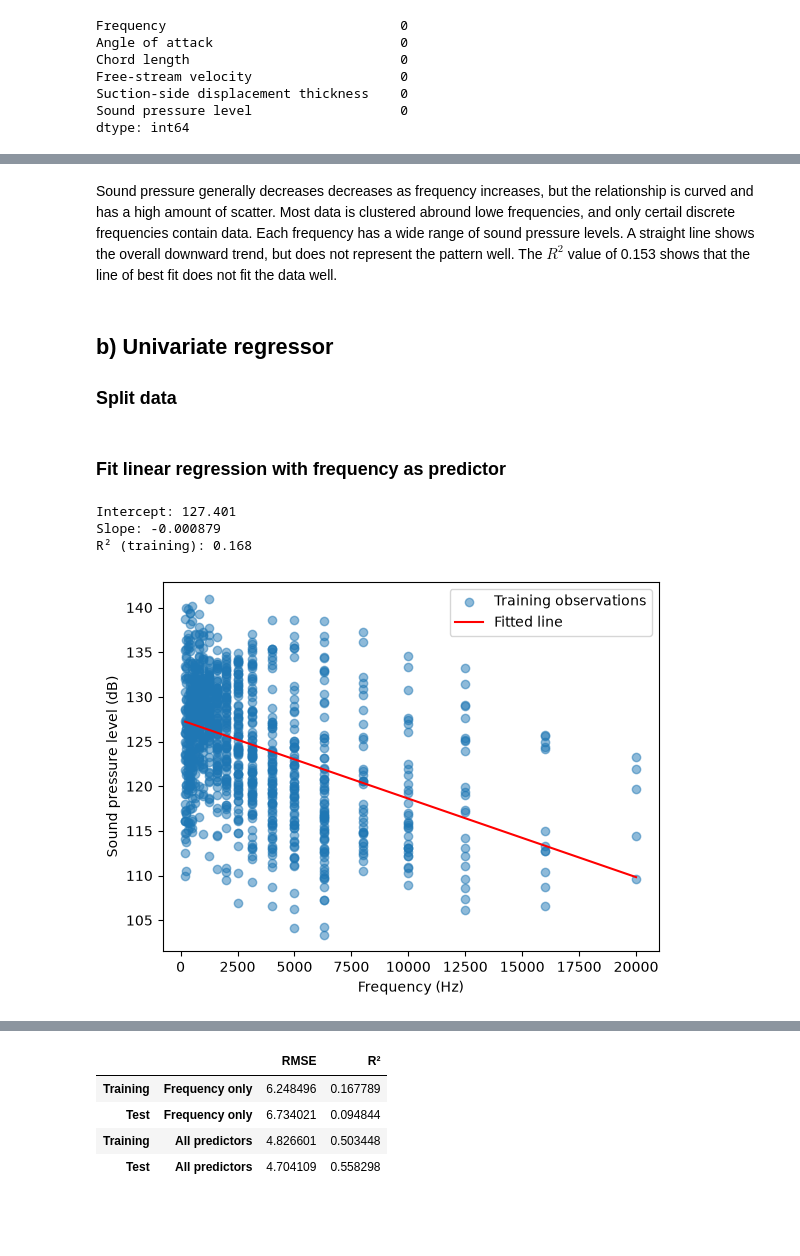
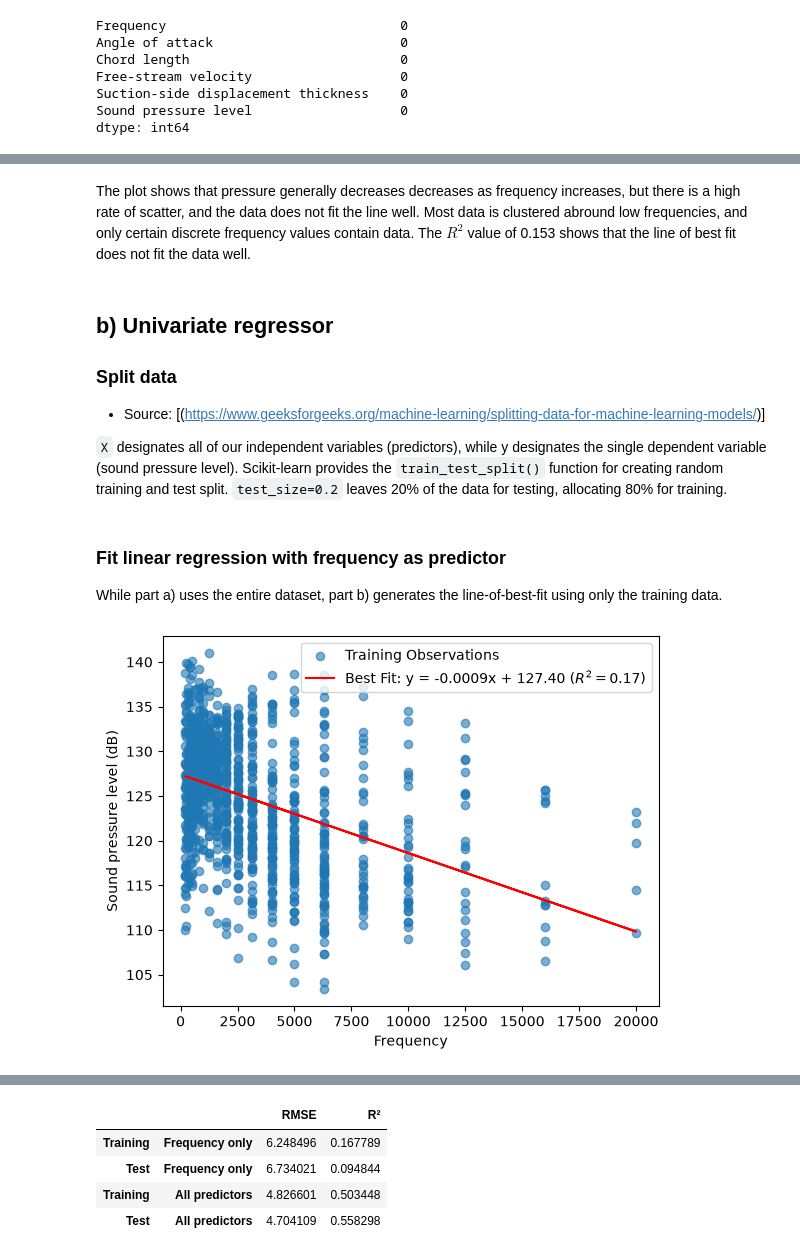
Before and after one commit to codettlaff/CPTS_575, a Jupyter notebook: assignment4/airfoil.ipynb, the cells around one changed output, grey strips where cells are left out. Saved outputs shown, nothing was run; the diff lists cells and outputs as text; code cells hidden in the pictures; blank space fills up the shorter version.

```diff
--- a/assignment4/airfoil.ipynb
+++ b/assignment4/airfoil.ipynb
@@ -72,9 +82,12 @@ plt.show()
 # %% [markdown]
-Sound pressure generally decreases decreases as frequency increases, but the relationship is curved and has a high amount of scatter. Most data is clustered abround lowe frequencies, and only certail discrete frequencies contain data. Each frequency has a wide range of sound pressure levels. A straight line shows the overall downward trend, but does not represent the pattern well. The $R^2$ value of 0.153 shows that the line of best fit does not fit the data well.
+The plot shows that pressure generally decreases decreases as frequency increases, but there is a high rate of scatter, and the data does not fit the line well. Most data is clustered abround low frequencies, and only certain discrete frequency values contain data. The $R^2$ value of 0.153 shows that the line of best fit does not fit the data well.
 # %% [markdown]
 ## b) Univariate regressor
 
 ### Split data
+- Source: [(https://www.geeksforgeeks.org/machine-learning/splitting-data-for-machine-learning-models/)]
+
+`X` designates all of our independent variables (predictors), while y designates the single dependent variable (sound pressure level). Scikit-learn provides the `train_test_split()` function for creating random training and test split. `test_size=0.2` leaves 20% of the data for testing, allocating 80% for training.
 # %%
 X = data.drop(columns="Sound pressure level")
 y = data["Sound pressure level"]
@@ -83,25 +96,19 @@ X_train, X_test, y_train, y_test = train_test_split(
     X, y, test_size=0.2, random_state=42)
 # %% [markdown]
 ### Fit linear regression with frequency as predictor
+
+While part a) uses the entire dataset, part b) generates the line-of-best-fit using only the training data.
 # %%
-X_freq = X_train[["Frequency"]]
-model = LinearRegression().fit(X_freq, y_train)
+x = X_train["Frequency"]
+fit = linregress(x, y_train)
 
-print(f"Intercept: {model.intercept_:.3f}")
-print(f"Slope: {model.coef_[0]:.6f}")
-print(f"R² (training): {model.score(X_freq, y_train):.3f}")
-
-# Plot training observations and fitted line
-plt.scatter(X_freq["Frequency"], y_train, alpha=0.5, label="Training observations")
-x_line = X_freq.sort_values("Frequency")
-plt.plot(x_line["Frequency"], model.predict(x_line), color="red", label="Fitted line")
-plt.xlabel("Frequency (Hz)")
+plt.scatter(x, y_train, alpha=0.6, label="Training Observations")
+plt.plot(x, fit.intercept + fit.slope * x, color="red",
+         label=f"Best Fit: y = {fit.slope:.4f}x + {fit.intercept:.2f} ($R^2={fit.rvalue**2:.2f}$)")
+plt.xlabel("Frequency")
 plt.ylabel("Sound pressure level (dB)")
 plt.legend()
 plt.show()
 # %% [output]
-Intercept: 127.401
-Slope: -0.000879
-R² (training): 0.168
-[figure, old version]
+[figure, new version]
 # %% [markdown]
```
Also changed, not shown: parts of 6 cells of this notebook.
